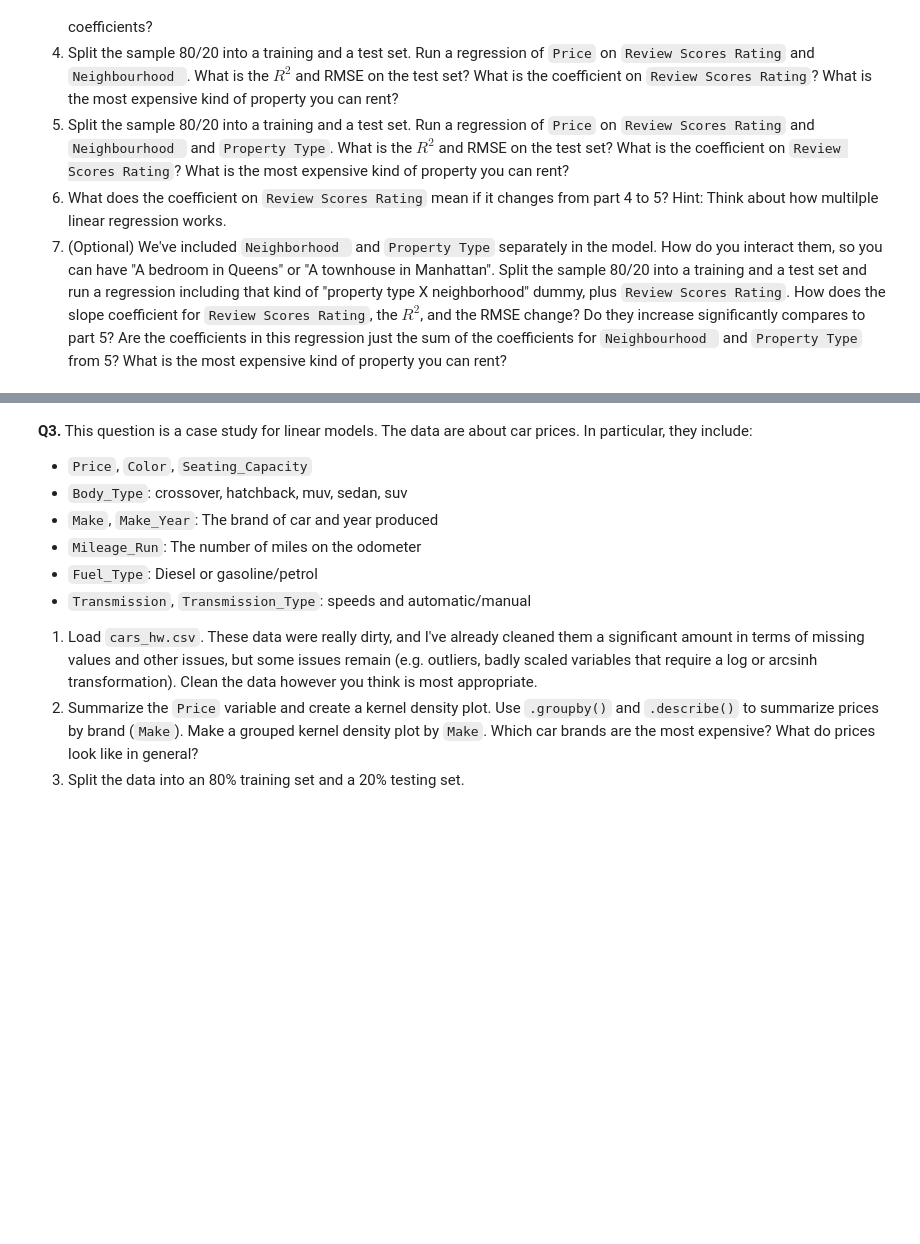
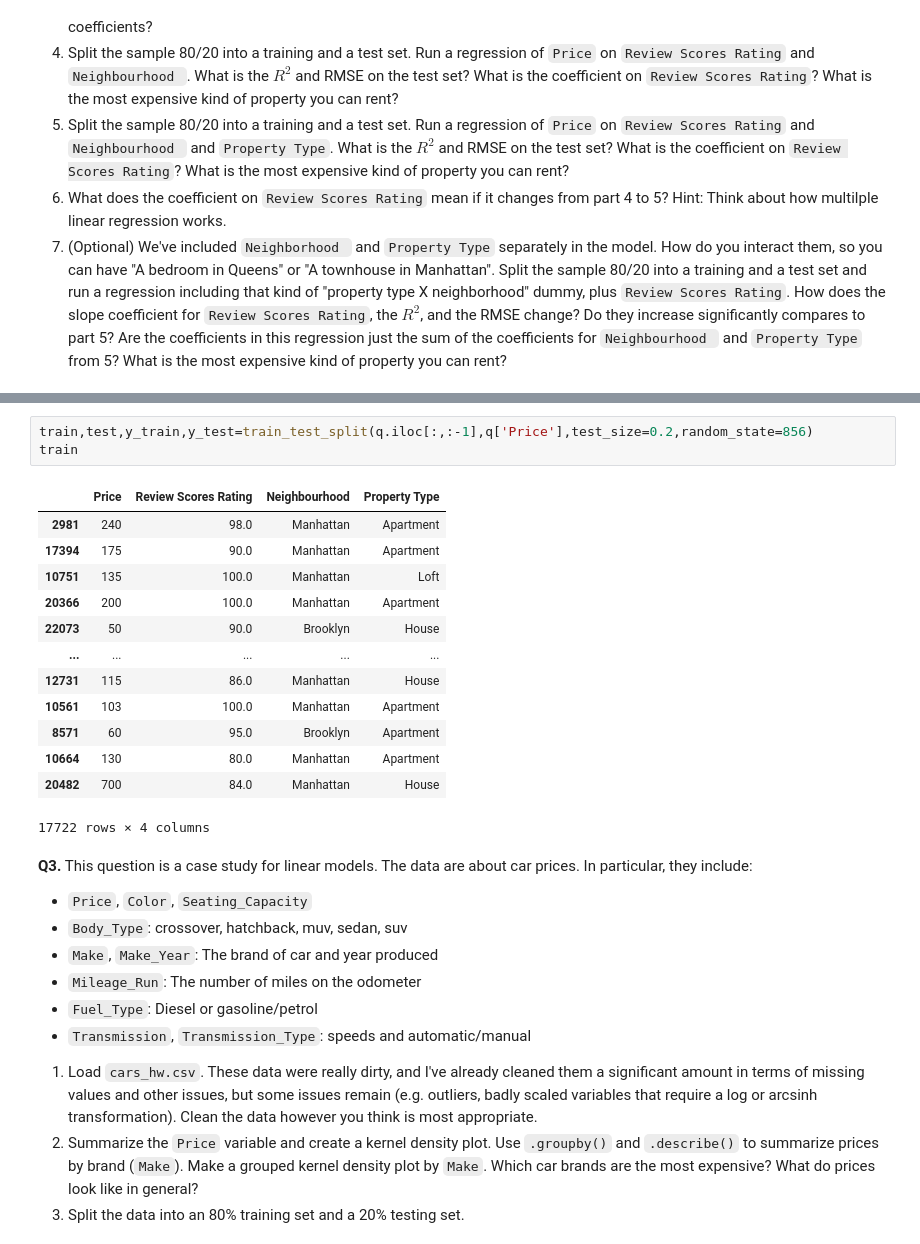
Before and after one commit to jac7az/linearModels, a Jupyter notebook: assignment/assignment.ipynb, the cells around one changed output, grey strips where cells are left out. Saved outputs shown, nothing was run; the diff lists cells and outputs as text; blank space fills up the shorter version.

```diff
--- a/assignment/assignment.ipynb
+++ b/assignment/assignment.ipynb
@@ -81,3 +128,20 @@ plt.show()
+# %%
+train,test,y_train,y_test=train_test_split(q.iloc[:,:-1],q['Price'],test_size=0.2,random_state=856)
+train
+# %% [output]
+|  | Price | Review Scores Rating | Neighbourhood | Property Type |
+| 2981 | 240 | 98.0 | Manhattan | Apartment |
+| 17394 | 175 | 90.0 | Manhattan | Apartment |
+| 10751 | 135 | 100.0 | Manhattan | Loft |
+| 20366 | 200 | 100.0 | Manhattan | Apartment |
+| 22073 | 50 | 90.0 | Brooklyn | House |
+| ... | ... | ... | ... | ... |
+| 12731 | 115 | 86.0 | Manhattan | House |
+| 10561 | 103 | 100.0 | Manhattan | Apartment |
+| 8571 | 60 | 95.0 | Brooklyn | Apartment |
+| 10664 | 130 | 80.0 | Manhattan | Apartment |
+| 20482 | 700 | 84.0 | Manhattan | House |
+17722 rows × 4 columns
 # %% [markdown]
 **Q3.** This question is a case study for linear models. The data are about car prices. In particular, they include:
 
```
Also changed, not shown: parts of 4 cells of this notebook.
